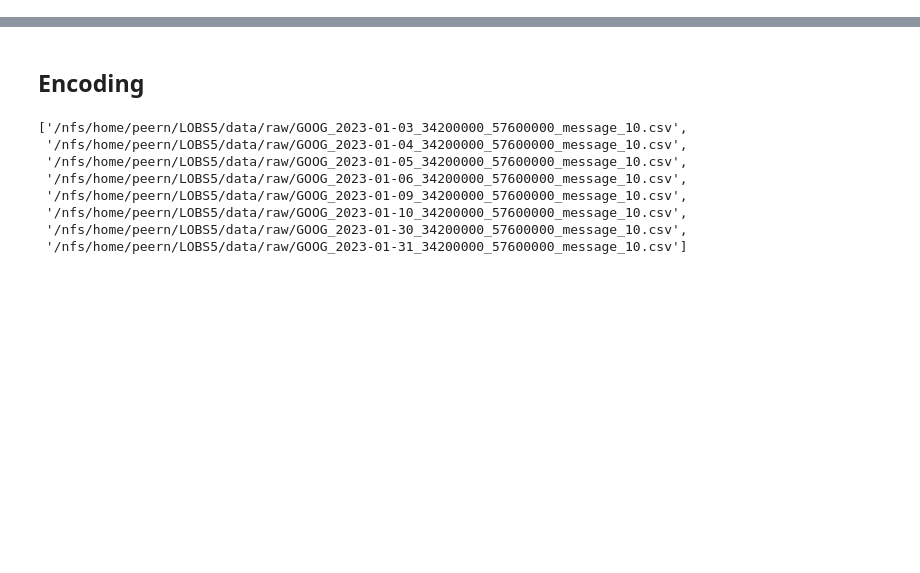
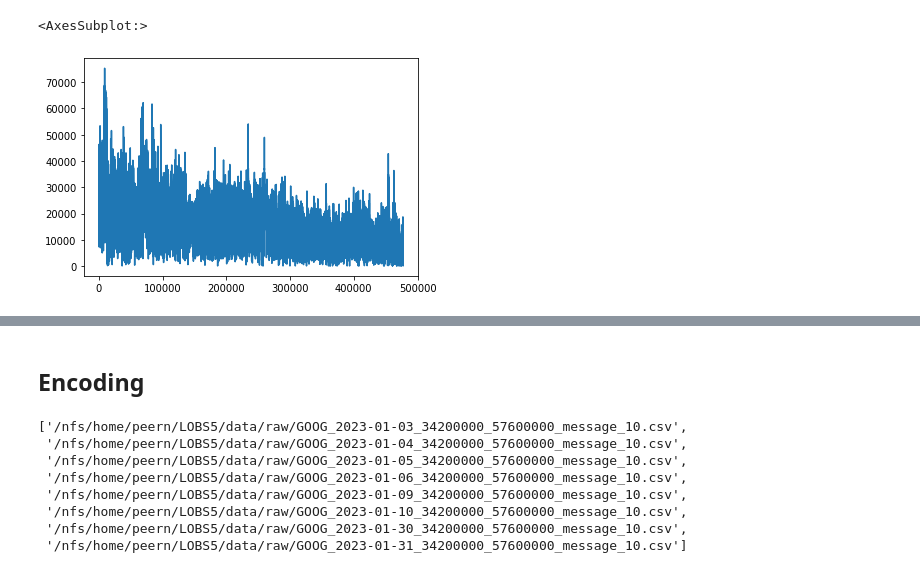
Before and after one commit to saschafrey/LOBS5_Prediction, a Jupyter notebook: lob/lobster_preproc.ipynb, the cells around one changed output, grey strips where cells are left out. Drawn from its saved outputs; the diff is of its cells as text; code cells hidden in the pictures; blank space fills up the shorter version.

```diff
--- a/lob/lobster_preproc.ipynb
+++ b/lob/lobster_preproc.ipynb
@@ -48,0 +148,5 @@ b = pd.read_csv(
+# %%
+(b.iloc[:,0] - b.iloc[:,2]).plot()
+# %% [output]
+<AxesSubplot:>
+[figure, added]
```
Also changed, not shown: parts of 27 cells of this notebook, 5 other files.
